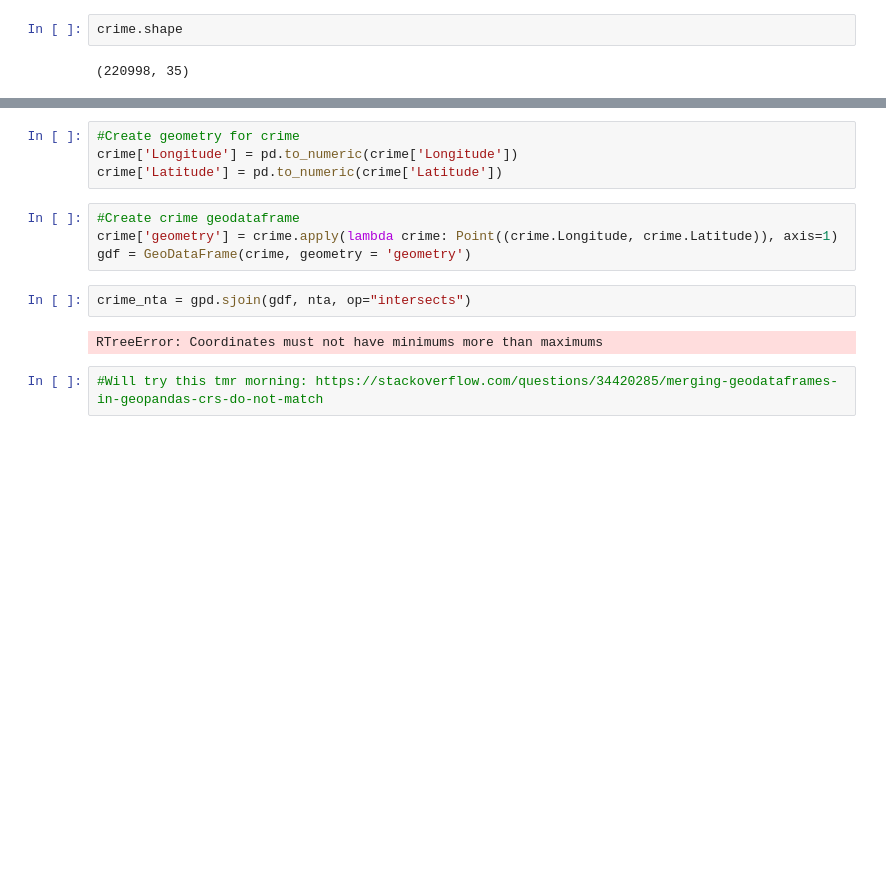
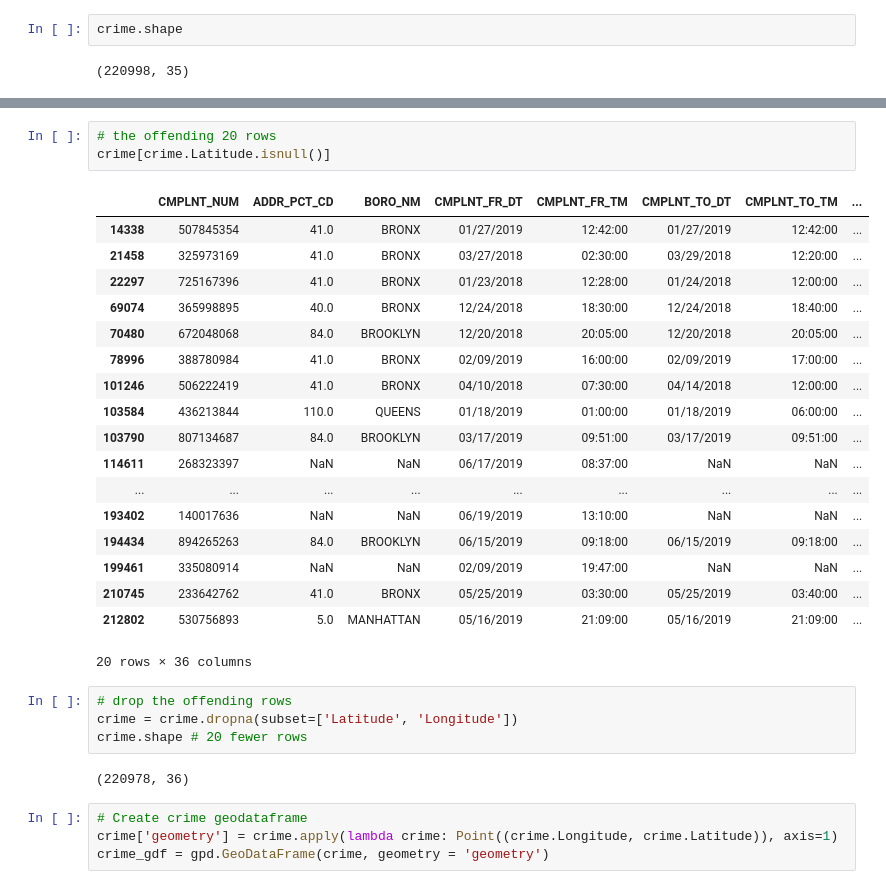
Before and after one commit to leonaisabelle/CUSP-ADS-Project, a Jupyter notebook: Crime_Coordinates_to_NTA.ipynb, the cells around one changed output, grey strips where cells are left out. Saved outputs shown, nothing was run; the diff lists cells and outputs as text; blank space fills up the shorter version.

Commit message:
Fix RTree error for crime NTA, add sanity check

```diff
--- a/Crime_Coordinates_to_NTA.ipynb
+++ b/Crime_Coordinates_to_NTA.ipynb
@@ -38,14 +51,32 @@ nta.head()
+# %%
+# the offending 20 rows
+crime[crime.Latitude.isnull()]
+# %% [output]
+|  | CMPLNT_NUM | ADDR_PCT_CD | BORO_NM | CMPLNT_FR_DT | CMPLNT_FR_TM | CMPLNT_TO_DT | CMPLNT_TO_TM | ... |
+| 14338 | 507845354 | 41.0 | BRONX | 01/27/2019 | 12:42:00 | 01/27/2019 | 12:42:00 | ... |
+| 21458 | 325973169 | 41.0 | BRONX | 03/27/2018 | 02:30:00 | 03/29/2018 | 12:20:00 | ... |
+| 22297 | 725167396 | 41.0 | BRONX | 01/23/2018 | 12:28:00 | 01/24/2018 | 12:00:00 | ... |
+| 69074 | 365998895 | 40.0 | BRONX | 12/24/2018 | 18:30:00 | 12/24/2018 | 18:40:00 | ... |
+| 70480 | 672048068 | 84.0 | BROOKLYN | 12/20/2018 | 20:05:00 | 12/20/2018 | 20:05:00 | ... |
+| 78996 | 388780984 | 41.0 | BRONX | 02/09/2019 | 16:00:00 | 02/09/2019 | 17:00:00 | ... |
+| 101246 | 506222419 | 41.0 | BRONX | 04/10/2018 | 07:30:00 | 04/14/2018 | 12:00:00 | ... |
+| 103584 | 436213844 | 110.0 | QUEENS | 01/18/2019 | 01:00:00 | 01/18/2019 | 06:00:00 | ... |
+| 103790 | 807134687 | 84.0 | BROOKLYN | 03/17/2019 | 09:51:00 | 03/17/2019 | 09:51:00 | ... |
+| 114611 | 268323397 | NaN | NaN | 06/17/2019 | 08:37:00 | NaN | NaN | ... |
+| ... | ... | ... | ... | ... | ... | ... | ... | ... |
+| 193402 | 140017636 | NaN | NaN | 06/19/2019 | 13:10:00 | NaN | NaN | ... |
+| 194434 | 894265263 | 84.0 | BROOKLYN | 06/15/2019 | 09:18:00 | 06/15/2019 | 09:18:00 | ... |
+| 199461 | 335080914 | NaN | NaN | 02/09/2019 | 19:47:00 | NaN | NaN | ... |
+| 210745 | 233642762 | 41.0 | BRONX | 05/25/2019 | 03:30:00 | 05/25/2019 | 03:40:00 | ... |
+| 212802 | 530756893 | 5.0 | MANHATTAN | 05/16/2019 | 21:09:00 | 05/16/2019 | 21:09:00 | ... |
+20 rows × 36 columns
+# %%
+# drop the offending rows
+crime = crime.dropna(subset=['Latitude', 'Longitude'])
+crime.shape # 20 fewer rows
+# %% [output]
+(220978, 36)
 # %%
-#Create geometry for crime
-crime['Longitude'] = pd.to_numeric(crime['Longitude'])
-crime['Latitude'] = pd.to_numeric(crime['Latitude'])
+# Create crime geodataframe
+crime['geometry'] = crime.apply(lambda crime: Point((crime.Longitude, crime.Latitude)), axis=1)
+crime_gdf = gpd.GeoDataFrame(crime, geometry = 'geometry')
-# %%
-#Create crime geodataframe
-crime['geometry'] = crime.apply(lambda crime: Point((crime.Longitude, crime.Latitude)), axis=1)
-gdf = GeoDataFrame(crime, geometry = 'geometry')
-# %%
-crime_nta = gpd.sjoin(gdf, nta, op="intersects")
-# %% [output]
-RTreeError: Coordinates must not have minimums more than maximums
-# %%
-#Will try this tmr morning: https://stackoverflow.com/questions/34420285/merging-geodataframes-in-geopandas-crs-do-not-match
```
Also changed, not shown: parts of 16 cells of this notebook, 1 other file.
